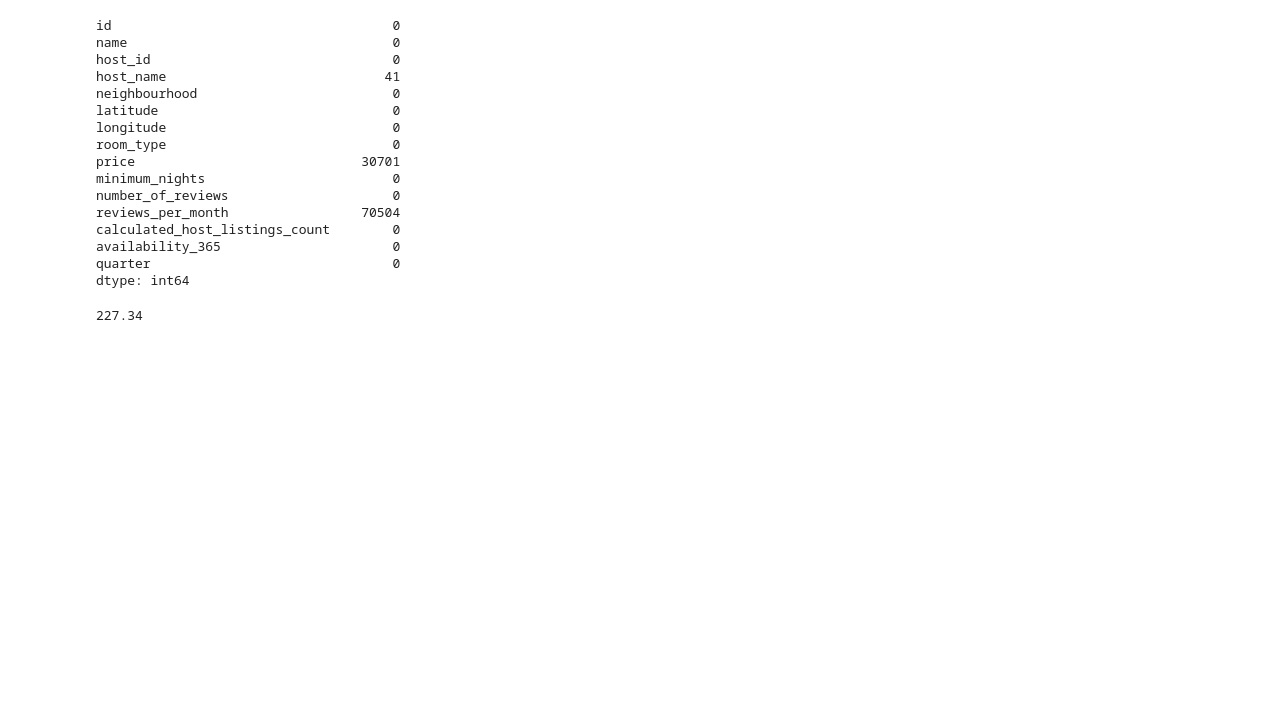
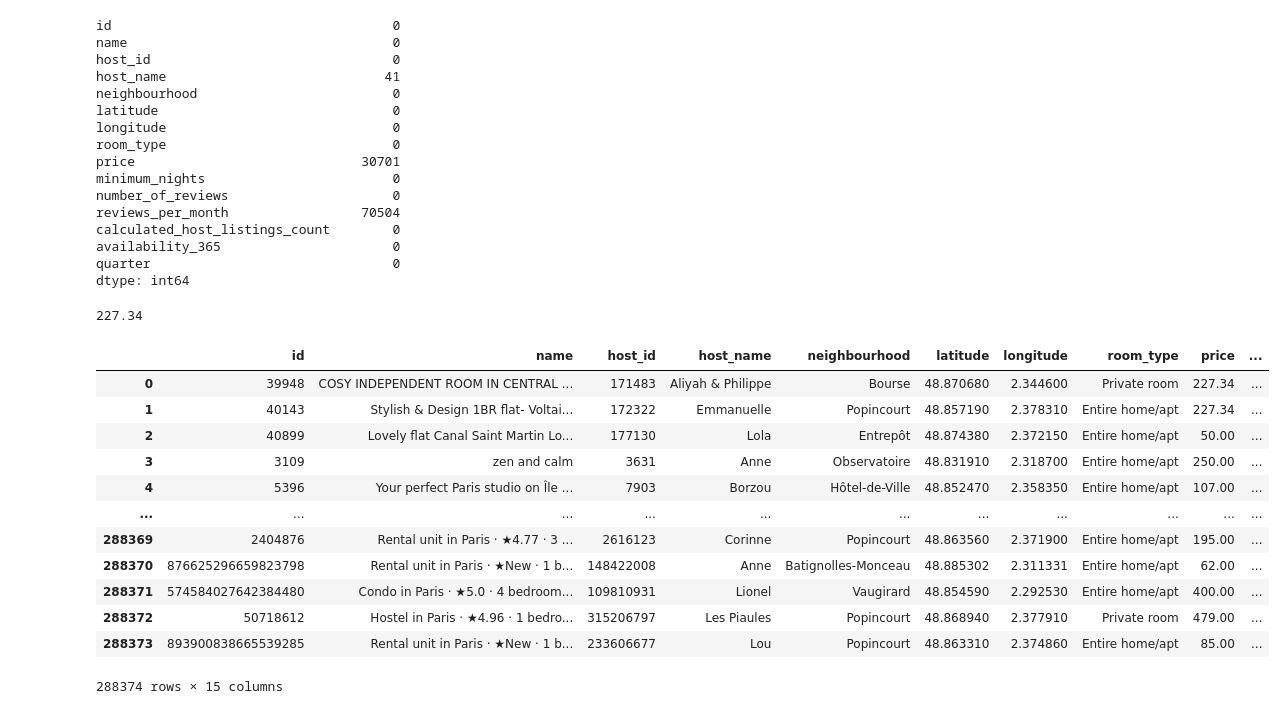
Before and after one commit to kaveri-chetia/Project_3, a Jupyter notebook: Paris_data.ipynb, the cells around one changed output. Saved outputs shown, nothing was run; the diff lists cells and outputs as text; code cells hidden in the pictures; blank space fills up the shorter version.

```diff
--- a/Paris_data.ipynb
+++ b/Paris_data.ipynb
@@ -220,3 +220,21 @@ dtype: int64
 listings_df['price'].mean().round(2)
 # %% [output]
 227.34
+# %%
+listings_df['price'] = listings_df['price'].fillna(listings_df['price'].mean()).round(2)
+# %%
+listings_df
+# %% [output]
+|  | id | name | host_id | host_name | neighbourhood | latitude | longitude | room_type | price | ... |
+| 0 | 39948 | COSY INDEPENDENT ROOM IN CENTRAL ... | 171483 | Aliyah & Philippe | Bourse | 48.870680 | 2.344600 | Private room | 227.34 | ... |
+| 1 | 40143 | Stylish & Design 1BR flat- Voltai... | 172322 | Emmanuelle | Popincourt | 48.857190 | 2.378310 | Entire home/apt | 227.34 | ... |
+| 2 | 40899 | Lovely flat Canal Saint Martin Lo... | 177130 | Lola | Entrepôt | 48.874380 | 2.372150 | Entire home/apt | 50.00 | ... |
+| 3 | 3109 | zen and calm | 3631 | Anne | Observatoire | 48.831910 | 2.318700 | Entire home/apt | 250.00 | ... |
+| 4 | 5396 | Your perfect Paris studio on Île ... | 7903 | Borzou | Hôtel-de-Ville | 48.852470 | 2.358350 | Entire home/apt | 107.00 | ... |
+| ... | ... | ... | ... | ... | ... | ... | ... | ... | ... | ... |
+| 288369 | 2404876 | Rental unit in Paris · ★4.77 · 3 ... | 2616123 | Corinne | Popincourt | 48.863560 | 2.371900 | Entire home/apt | 195.00 | ... |
+| 288370 | 876625296659823798 | Rental unit in Paris · ★New · 1 b... | 148422008 | Anne | Batignolles-Monceau | 48.885302 | 2.311331 | Entire home/apt | 62.00 | ... |
+| 288371 | 574584027642384480 | Condo in Paris · ★5.0 · 4 bedroom... | 109810931 | Lionel | Vaugirard | 48.854590 | 2.292530 | Entire home/apt | 400.00 | ... |
+| 288372 | 50718612 | Hostel in Paris · ★4.96 · 1 bedro... | 315206797 | Les Piaules | Popincourt | 48.868940 | 2.377910 | Private room | 479.00 | ... |
+| 288373 | 893900838665539285 | Rental unit in Paris · ★New · 1 b... | 233606677 | Lou | Popincourt | 48.863310 | 2.374860 | Entire home/apt | 85.00 | ... |
+288374 rows × 15 columns
```
Also changed, not shown: parts of 1 cell of this notebook, 1 other file.
